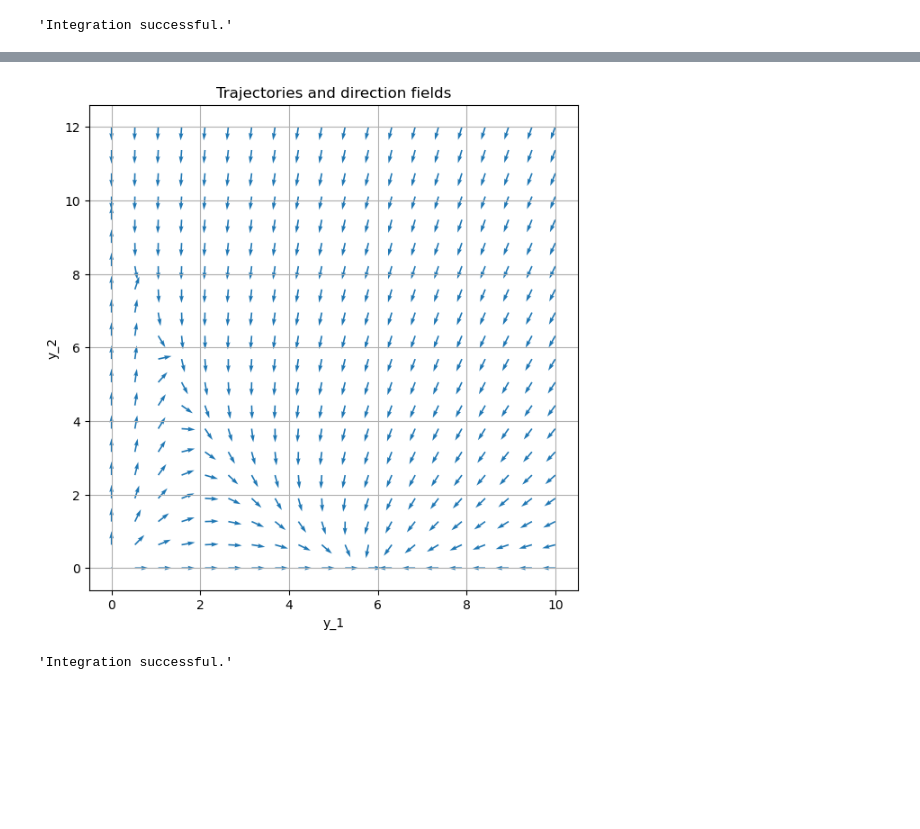
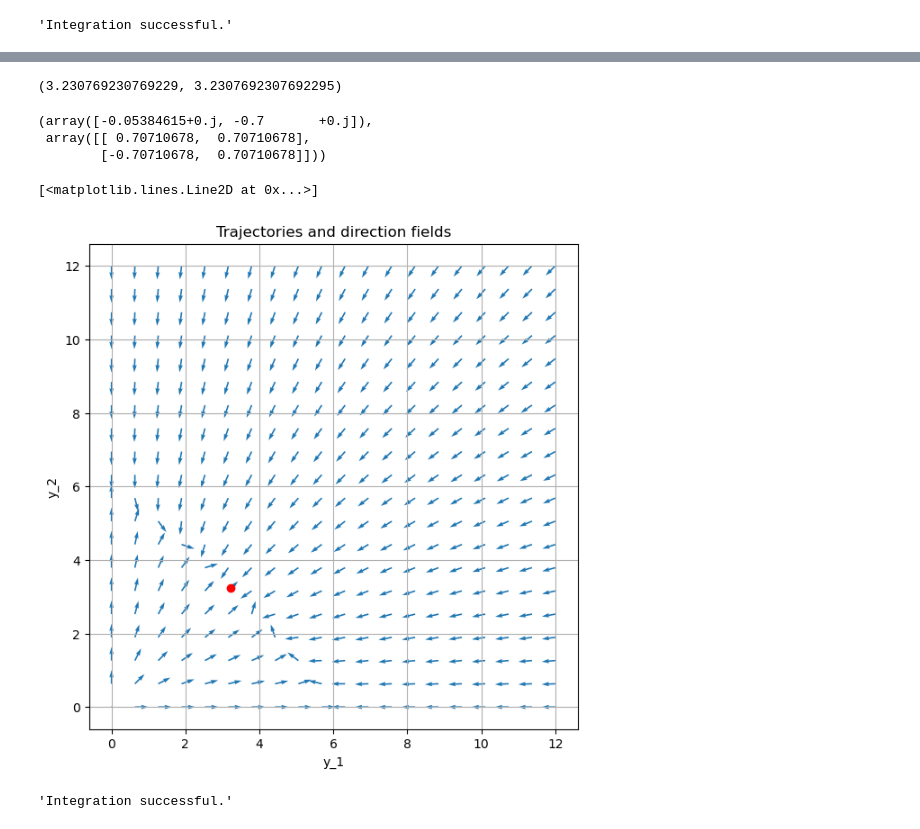
Before and after one commit to ClemensFMN/Notebooks, a Jupyter notebook: ODE/Exercise-6.4.4-6.4.6.ipynb, the cells around one changed output, grey strips where cells are left out. Cells and saved outputs as stored; diff of their text form; code cells hidden in the pictures; blank space fills up the shorter version.

```diff
--- a/ODE/Exercise-6.4.4-6.4.6.ipynb
+++ b/ODE/Exercise-6.4.4-6.4.6.ipynb
@@ -183,7 +187,7 @@ plt.plot([0, xf, K], [0, yf, 0], 'ro')
 # %%
 tmax = 12
 t = np.linspace(0, tmax, 200)
-X, infodict = solveODE(dX_dt, [3, 8], t)
+X, infodict = solveODE(dX_dt, [xf+0.1, yf], t)
 infodict['message']
 # %% [output]
 'Integration successful.'
@@ -211,14 +227,30 @@ $$
 # %%
-K1 = 6.
-K2 = 10.
+r1 = 0.7
+r2 = 0.7
+K1 = 6
+K2 = 6
 b1 = 0.1
-b2 = 0.4
+b2 = 0.1
+# %%
+(xf, yf) = (((K1*r1-K1*K2*b1)*r2)/(r1*r2-K1*K2*b1*b2), (K2*r1*r2-K1*K2*b2*r1)/(r1*r2-K1*K2*b1*b2))
+(xf, yf)
+# %% [output]
+(3.230769230769229, 3.2307692307692295)
+# %%
+J = np.array([[r1 - 2*xf*r1/K1 - b1*yf, -b1*xf],[-b2*yf, r2 - 2*yf*r2/K2 - b2*xf]])
+lin.eig(J)
+# %% [output]
+(array([-0.05384615+0.j, -0.7       +0.j]),
+ array([[ 0.70710678,  0.70710678],
+        [-0.70710678,  0.70710678]]))
 # %%
 def dX_dt(X, t=0):
-    return np.array([X[0]*(1 - X[0] / K1) - b1*X[0]*X[1],
-                     X[1]*(1 - X[1] / K2) - b2*X[0]*X[1]])
+    return np.array([X[0]*r1*(1 - X[0] / K1) - b1*X[0]*X[1],
+                     X[1]*r2*(1 - X[1] / K2) - b2*X[0]*X[1]])
 # %%
-vField(0, 10, 0, 12, dX_dt, Norm = True)
+vField(0, 12, 0, 12, dX_dt, Norm = True)
+plt.plot([xf], [yf], 'ro')
 # %% [output]
+[<matplotlib.lines.Line2D at 0x...>]
-[figure, old version]
+[figure, new version]
 # %%
```
Also changed, not shown: parts of 6 cells of this notebook.
